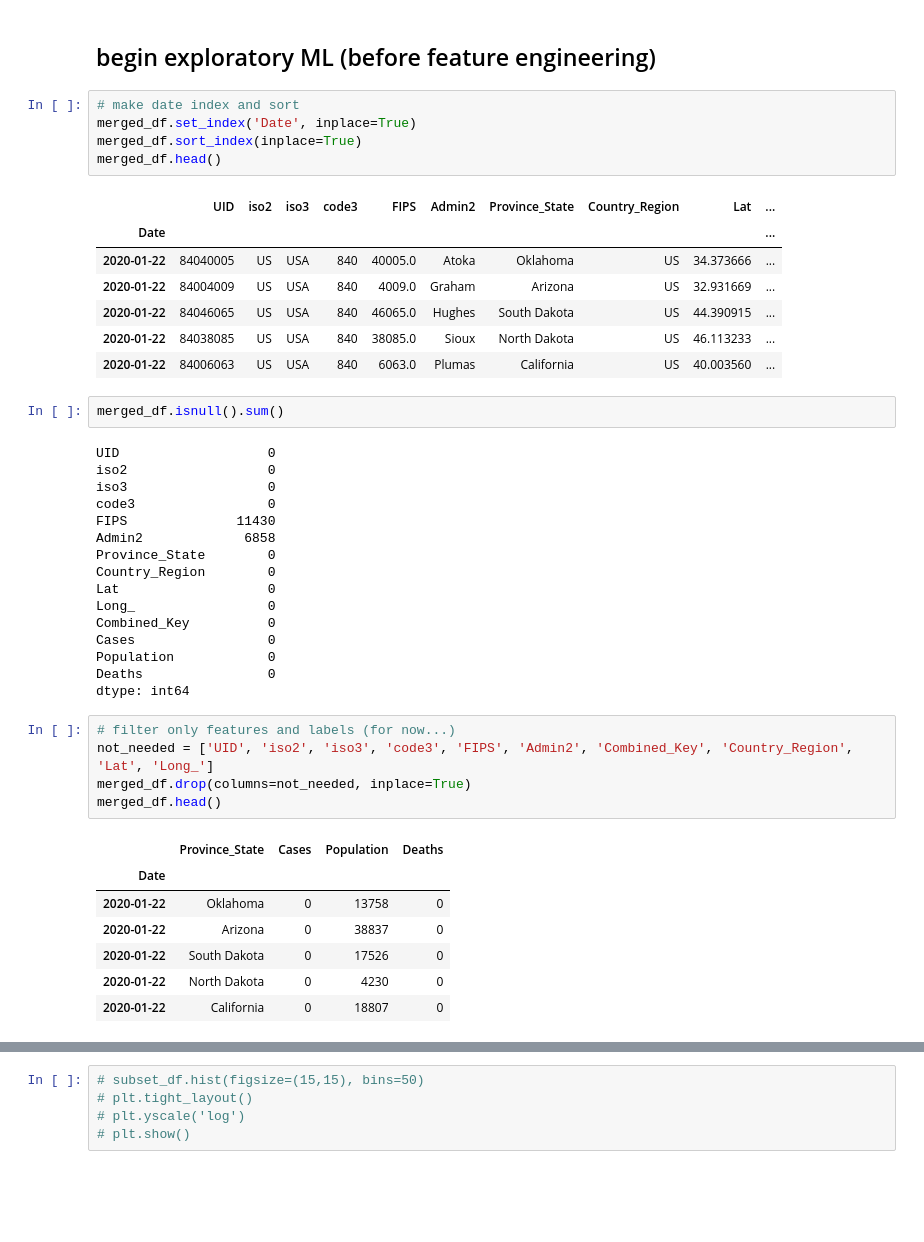
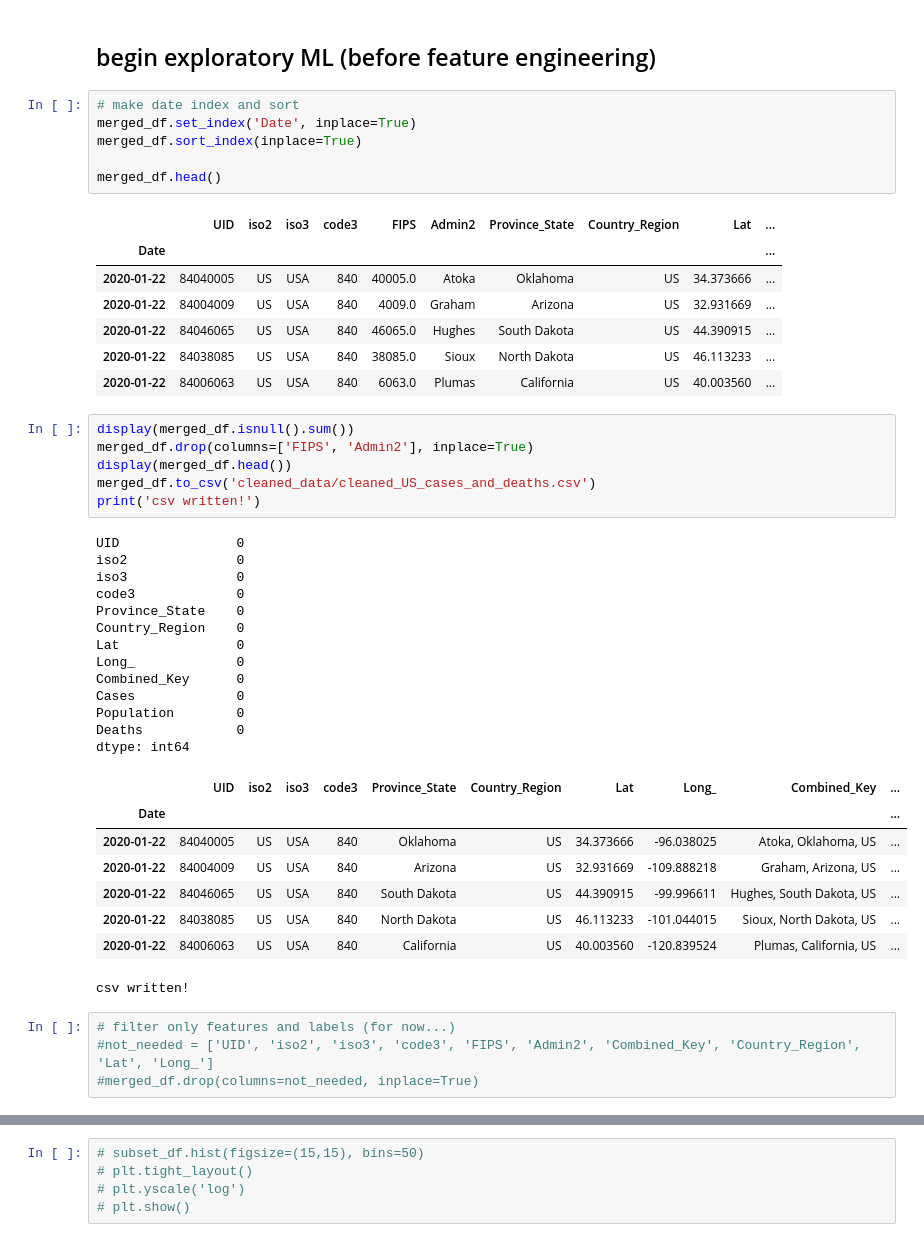
Before and after one commit to joshmatni/cs431-project, a Jupyter notebook: eda_covid.ipynb, the cells around one changed output, grey strips where cells are left out. Cells and saved outputs as stored; diff of their text form; blank space fills up the shorter version.

```diff
--- a/eda_covid.ipynb
+++ b/eda_covid.ipynb
@@ -306,6 +279,7 @@ p-value for Deaths: 8.353807056561852e-09
 # make date index and sort
 merged_df.set_index('Date', inplace=True)
 merged_df.sort_index(inplace=True)
+
 merged_df.head()
 # %% [output]
 |  | UID | iso2 | iso3 | code3 | FIPS | Admin2 | Province_State | Country_Region | Lat | ... |
@@ -316,36 +290,37 @@ merged_df.head()
 | 2020-01-22 | 84038085 | US | USA | 840 | 38085.0 | Sioux | North Dakota | US | 46.113233 | ... |
 | 2020-01-22 | 84006063 | US | USA | 840 | 6063.0 | Plumas | California | US | 40.003560 | ... |
 # %%
-merged_df.isnull().sum()
+display(merged_df.isnull().sum())
+merged_df.drop(columns=['FIPS', 'Admin2'], inplace=True)
+display(merged_df.head())
+merged_df.to_csv('cleaned_data/cleaned_US_cases_and_deaths.csv')
+print('csv written!')
 # %% [output]
-UID                   0
-iso2                  0
-iso3                  0
-code3                 0
-FIPS              11430
-Admin2             6858
-Province_State        0
-Country_Region        0
-Lat                   0
-Long_                 0
-Combined_Key          0
-Cases                 0
-Population            0
-Deaths                0
+UID               0
+iso2              0
+iso3              0
+code3             0
+Province_State    0
+Country_Region    0
+Lat               0
+Long_             0
+Combined_Key      0
+Cases             0
+Population        0
+Deaths            0
 dtype: int64
+|  | UID | iso2 | iso3 | code3 | Province_State | Country_Region | Lat | Long_ | Combined_Key | ... |
+| Date |  |  |  |  |  |  |  |  |  | ... |
+| 2020-01-22 | 84040005 | US | USA | 840 | Oklahoma | US | 34.373666 | -96.038025 | Atoka, Oklahoma, US | ... |
+| 2020-01-22 | 84004009 | US | USA | 840 | Arizona | US | 32.931669 | -109.888218 | Graham, Arizona, US | ... |
+| 2020-01-22 | 84046065 | US | USA | 840 | South Dakota | US | 44.390915 | -99.996611 | Hughes, South Dakota, US | ... |
+| 2020-01-22 | 84038085 | US | USA | 840 | North Dakota | US | 46.113233 | -101.044015 | Sioux, North Dakota, US | ... |
+| 2020-01-22 | 84006063 | US | USA | 840 | California | US | 40.003560 | -120.839524 | Plumas, California, US | ... |
+csv written!
 # %%
 # filter only features and labels (for now...)
-not_needed = ['UID', 'iso2', 'iso3', 'code3', 'FIPS', 'Admin2', 'Combined_Key', 'Country_Region', 'Lat', 'Long_']
-merged_df.drop(columns=not_needed, inplace=True)
-merged_df.head()
+#not_needed = ['UID', 'iso2', 'iso3', 'code3', 'FIPS', 'Admin2', 'Combined_Key', 'Country_Region', 'Lat', 'Long_']
+#merged_df.drop(columns=not_needed, inplace=True)
-# %% [output]
-|  | Province_State | Cases | Population | Deaths |
-| Date |  |  |  |  |
-| 2020-01-22 | Oklahoma | 0 | 13758 | 0 |
-| 2020-01-22 | Arizona | 0 | 38837 | 0 |
-| 2020-01-22 | South Dakota | 0 | 17526 | 0 |
-| 2020-01-22 | North Dakota | 0 | 4230 | 0 |
-| 2020-01-22 | California | 0 | 18807 | 0 |
 # %%
 from sklearn.preprocessing import LabelEncoder
 
```
Also changed, not shown: parts of 3 cells of this notebook.
